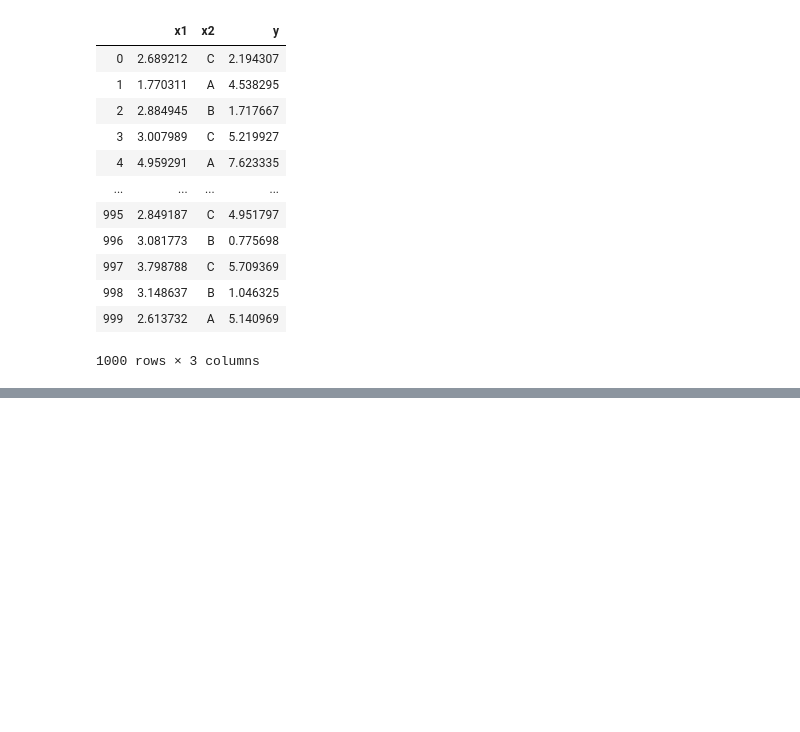
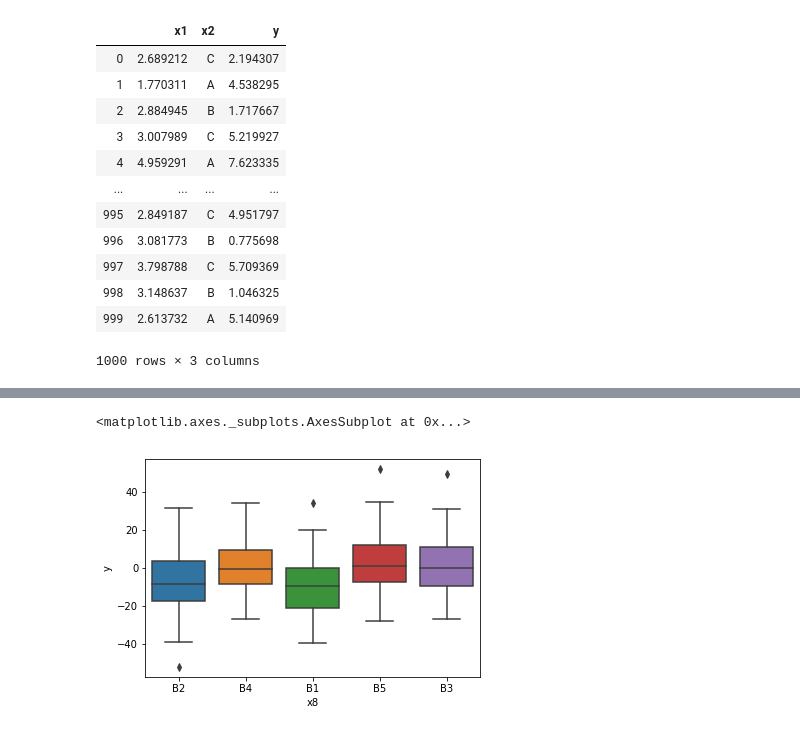
Before and after one commit to derek-damron/python_playground, a Jupyter notebook: modelling/data/generate_data.ipynb, the cells around one changed output, grey strips where cells are left out. Cells and saved outputs as stored; diff of their text form; code cells hidden in the pictures; blank space fills up the shorter version.

```diff
--- a/modelling/data/generate_data.ipynb
+++ b/modelling/data/generate_data.ipynb
@@ -264,0 +363,6 @@ pd.read_csv('df8.csv')
+# %%
+# Visualize x8
+sb.boxplot(data=df9, x='x8', y='y')
+# %% [output]
+<matplotlib.axes._subplots.AxesSubplot at 0x...>
+[figure, added]
```
Also changed, not shown: parts of 12 cells of this notebook, 1 other file.
